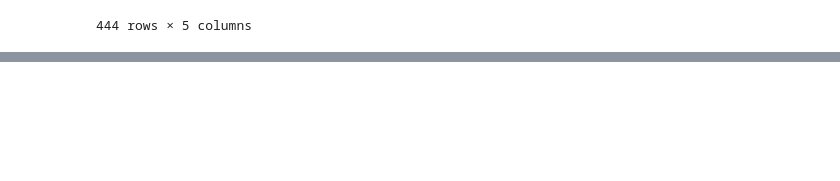
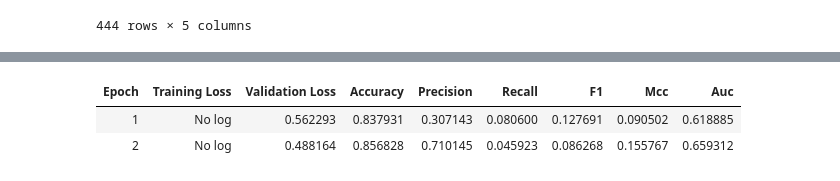
Before and after one commit to harryb257/MScProject, a Jupyter notebook: ESM2 finetune.ipynb, the cells around one changed output, grey strips where cells are left out. Saved outputs shown, nothing was run; the diff lists cells and outputs as text; code cells hidden in the pictures; blank space fills up the shorter version.

Commit message:
Create preprocessing function for higher level data. Update Trainer, TrainingArguments and compute_metrics. Trial full fine tuning

```diff
--- a/ESM2 finetune.ipynb
+++ b/ESM2 finetune.ipynb
@@ -780,0 +687,9 @@ attn tensor([[1, 1, 1,  ..., 0, 0, 0],
+# %%
+# Preprocess long sequences
+df_higher = sliding_window(df_higher)
+
+# Creating a train df with 80% of the rows
+df_higher_train = df_higher.sample(frac=0.8, random_state=42).reset_index()
+
+# Create validation df with remaining rows
+df_higher_val = df_higher.drop(df_higher_train.index).reset_index()
@@ -781,42 +724,55 @@ attn tensor([[1, 1, 1,  ..., 0, 0, 0],
 # %%
-# # Define Trainer parameters
-# def compute_metrics(p):
-#     pred, labels = p
-#     pred = np.argmax(pred, axis=1)
+# Define Trainer parameters
+def compute_metrics(p):
 
-#     accuracy = accuracy_score(y_true=labels, y_pred=pred)
-#     recall = recall_score(y_true=labels, y_pred=pred)
-#     precision = precision_score(y_true=labels, y_pred=pred)
-#     f1 = f1_score(y_true=labels, y_pred=pred)
-#     mcc = matthews_corrcoef(y_true=labels, y_pred=pred)
+    # Separate logits and labels
+    pred, labels = p
+    # Return index of higher position (neg or positive residue) per row
 
-#     return {"accuracy": accuracy, "precision": precision, "recall": recall, "f1": f1, "mcc": mcc}
+    max_pred = np.argmax(pred, axis=-1)
 
 
-# model = AutoModelForTokenClassification.from_pretrained(checkpoint)
+    # Calculate probabilites to be used for AUC
+    probs = torch.softmax(torch.tensor(pred), dim=-1)
+    probs = probs[:, :, 1]
 
+    # Create mask for unlabelled positions
+    mask = labels != -100
 
-# training_args = TrainingArguments(
-#     output_dir='/Users/harry/Documents/Data Science MSc/PROJECT/MScProject',
-#     learning_rate=2e-5,
-#     per_device_train_batch_size=16,
-#     per_device_eval_batch_size=16,
-#     num_train_epochs=3,
-#     weight_decay=0.01,
-#     eval_strategy='epoch',
-#     save_strategy='epoch',
-#     load_best_model_at_end=True,
-#     push_to_hub=False,
-# )
+    # Calculate metrics
+    accuracy = accuracy_score(y_true=labels[mask], y_pred=max_pred[mask])
+    recall = recall_score(y_true=labels[mask], y_pred=max_pred[mask])
+    precision = precision_score(y_true=labels[mask], y_pred=max_pred[mask])
+    f1 = f1_score(y_true=labels[mask], y_pred=max_pred[mask])
+    mcc = matthews_corrcoef(y_true=labels[mask], y_pred=max_pred[mask])
+    auc = roc_auc_score(y_true=labels[mask], y_score=probs[mask])
 
-# trainer = Trainer(
-#     model=model,
-#     args=training_args,
-#     train_dataset=,
-#     eval_dataset=tokenized_wnut["test"],
-#     processing_class=tokenizer,
-#     data_collator=data_collator,
-#     compute_metrics=compute_metrics,
-# )
+    return {'accuracy': accuracy, 'precision': precision, 'recall': recall, 'f1': f1, 'mcc': mcc, 'auc': auc}
 
-# trainer.train()
+model = AutoModelForTokenClassification.from_pretrained(checkpoint)
+
+training_args = TrainingArguments(
+    output_dir='/Users/harry/Documents/Data Science MSc/PROJECT/MScProject',
+    learning_rate=2e-5,
+    per_device_train_batch_size=16,
+    per_device_eval_batch_size=16,
+    num_train_epochs=10,
+    weight_decay=0.01,
+    eval_strategy='epoch',
+    save_strategy='epoch',
+    load_best_model_at_end=True,
+    push_to_hub=False,
+)
+
+trainer = Trainer(
+    model=model,
+    args=training_args,
+    train_dataset=preprocessed_train,
+    eval_dataset=preprocessed_val,
+    processing_class=tokenizer,
+    data_collator=data_collator,
+    compute_metrics=compute_metrics,
+)
+
+trainer.train()
+# %% [output]
@@ -822,0 +794,3 @@ attn tensor([[1, 1, 1,  ..., 0, 0, 0],
+| Epoch | Training Loss | Validation Loss | Accuracy | Precision | Recall | F1 | Mcc | Auc |
+| 1 | No log | 0.562293 | 0.837931 | 0.307143 | 0.080600 | 0.127691 | 0.090502 | 0.618885 |
+| 2 | No log | 0.488164 | 0.856828 | 0.710145 | 0.045923 | 0.086268 | 0.155767 | 0.659312 |
```
Also changed, not shown: parts of 8 cells of this notebook.
